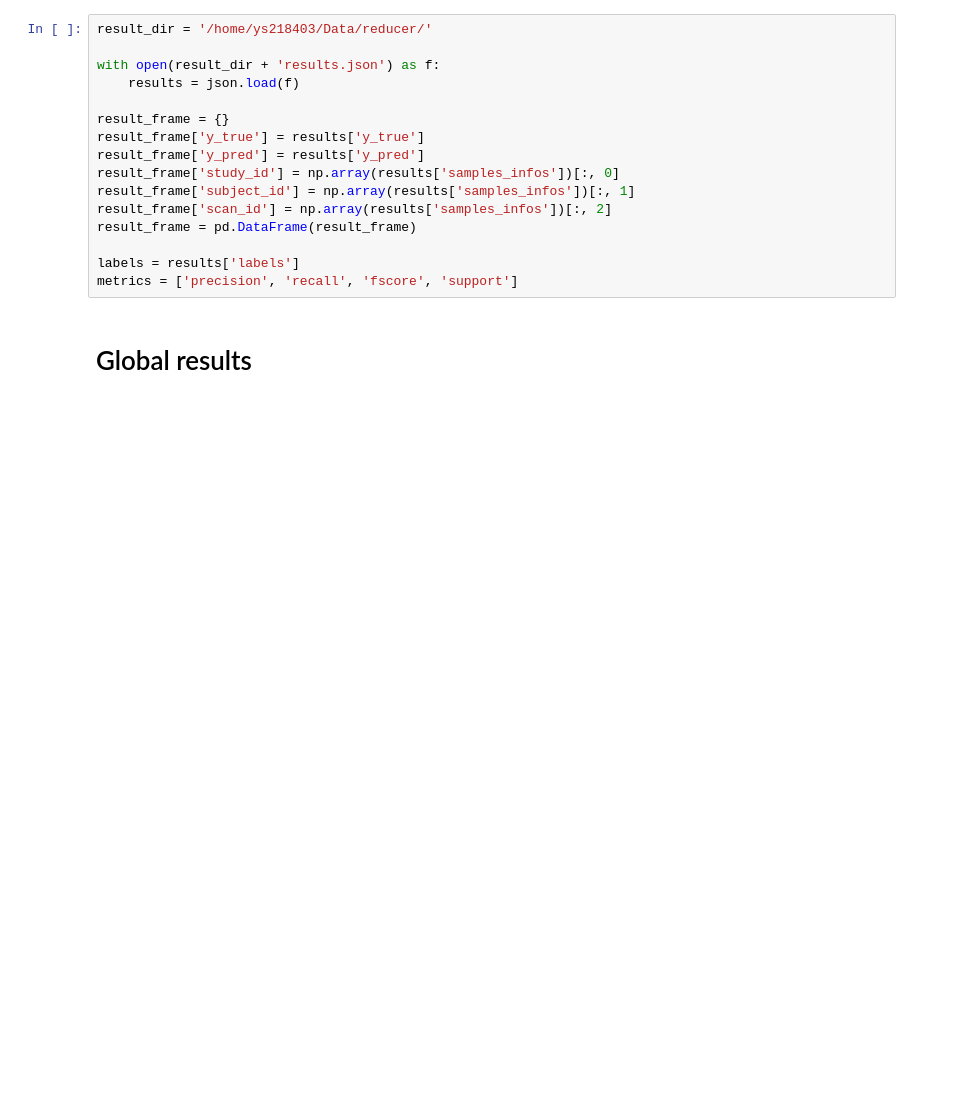
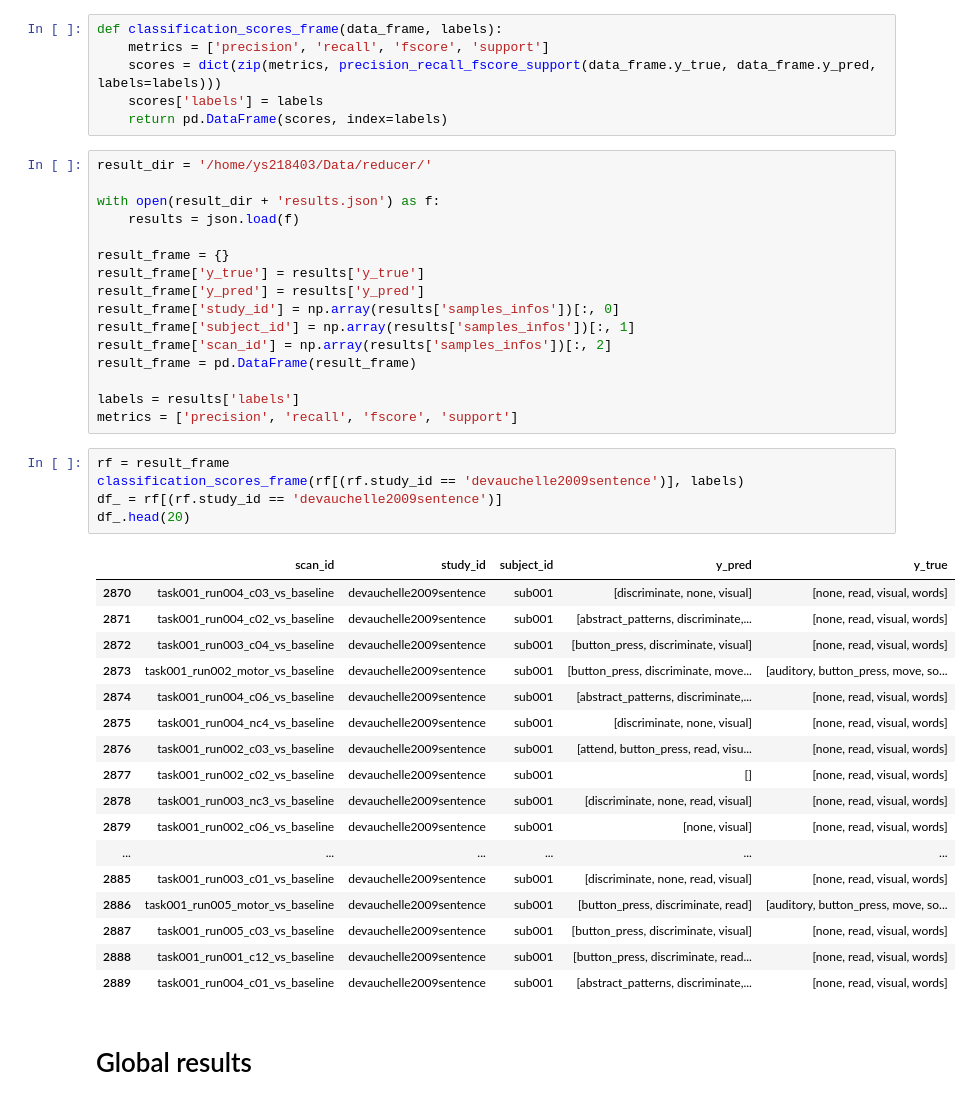
Before and after one commit to schwarty/notebooks, a Jupyter notebook: decoding_report.ipynb, the cells around one changed output. Drawn from its saved outputs; the diff is of its cells as text; blank space fills up the shorter version.

```diff
--- a/decoding_report.ipynb
+++ b/decoding_report.ipynb
@@ -12,5 +12,11 @@ from sklearn.metrics import precision_recall_fscore_support, classification_repo
 # %% [markdown]
 # load results
+# %%
+def classification_scores_frame(data_frame, labels):
+    metrics = ['precision', 'recall', 'fscore', 'support']
+    scores = dict(zip(metrics, precision_recall_fscore_support(data_frame.y_true, data_frame.y_pred, labels=labels)))
+    scores['labels'] = labels
+    return pd.DataFrame(scores, index=labels)
 # %%
 result_dir = '/home/ys218403/Data/reducer/'
 
@@ -27,6 +33,29 @@ result_frame = pd.DataFrame(result_frame)
 
 labels = results['labels']
 metrics = ['precision', 'recall', 'fscore', 'support']
+# %%
+rf = result_frame
+classification_scores_frame(rf[(rf.study_id == 'devauchelle2009sentence')], labels)
+df_ = rf[(rf.study_id == 'devauchelle2009sentence')]
+df_.head(20)
+# %% [output]
+|  | scan_id | study_id | subject_id | y_pred | y_true |
+| 2870 | task001_run004_c03_vs_baseline | devauchelle2009sentence | sub001 | [discriminate, none, visual] | [none, read, visual, words] |
+| 2871 | task001_run004_c02_vs_baseline | devauchelle2009sentence | sub001 | [abstract_patterns, discriminate,... | [none, read, visual, words] |
+| 2872 | task001_run003_c04_vs_baseline | devauchelle2009sentence | sub001 | [button_press, discriminate, visual] | [none, read, visual, words] |
+| 2873 | task001_run002_motor_vs_baseline | devauchelle2009sentence | sub001 | [button_press, discriminate, move... | [auditory, button_press, move, so... |
+| 2874 | task001_run004_c06_vs_baseline | devauchelle2009sentence | sub001 | [abstract_patterns, discriminate,... | [none, read, visual, words] |
+| 2875 | task001_run004_nc4_vs_baseline | devauchelle2009sentence | sub001 | [discriminate, none, visual] | [none, read, visual, words] |
+| 2876 | task001_run002_c03_vs_baseline | devauchelle2009sentence | sub001 | [attend, button_press, read, visu... | [none, read, visual, words] |
+| 2877 | task001_run002_c02_vs_baseline | devauchelle2009sentence | sub001 | [] | [none, read, visual, words] |
+| 2878 | task001_run003_nc3_vs_baseline | devauchelle2009sentence | sub001 | [discriminate, none, read, visual] | [none, read, visual, words] |
+| 2879 | task001_run002_c06_vs_baseline | devauchelle2009sentence | sub001 | [none, visual] | [none, read, visual, words] |
+| ... | ... | ... | ... | ... | ... |
+| 2885 | task001_run003_c01_vs_baseline | devauchelle2009sentence | sub001 | [discriminate, none, read, visual] | [none, read, visual, words] |
+| 2886 | task001_run005_motor_vs_baseline | devauchelle2009sentence | sub001 | [button_press, discriminate, read] | [auditory, button_press, move, so... |
+| 2887 | task001_run005_c03_vs_baseline | devauchelle2009sentence | sub001 | [button_press, discriminate, visual] | [none, read, visual, words] |
+| 2888 | task001_run001_c12_vs_baseline | devauchelle2009sentence | sub001 | [button_press, discriminate, read... | [none, read, visual, words] |
+| 2889 | task001_run004_c01_vs_baseline | devauchelle2009sentence | sub001 | [abstract_patterns, discriminate,... | [none, read, visual, words] |
 # %% [markdown]
 # Global results
 # %% [markdown]
```
Also changed, not shown: parts of 1 cell of this notebook.
